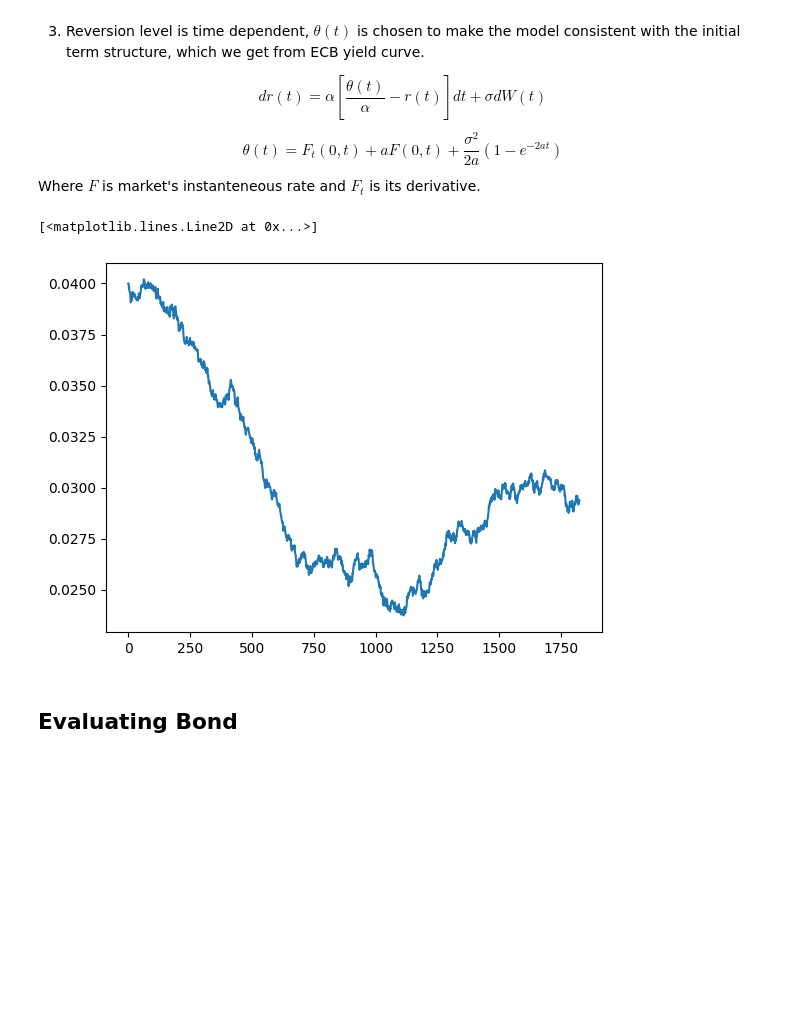
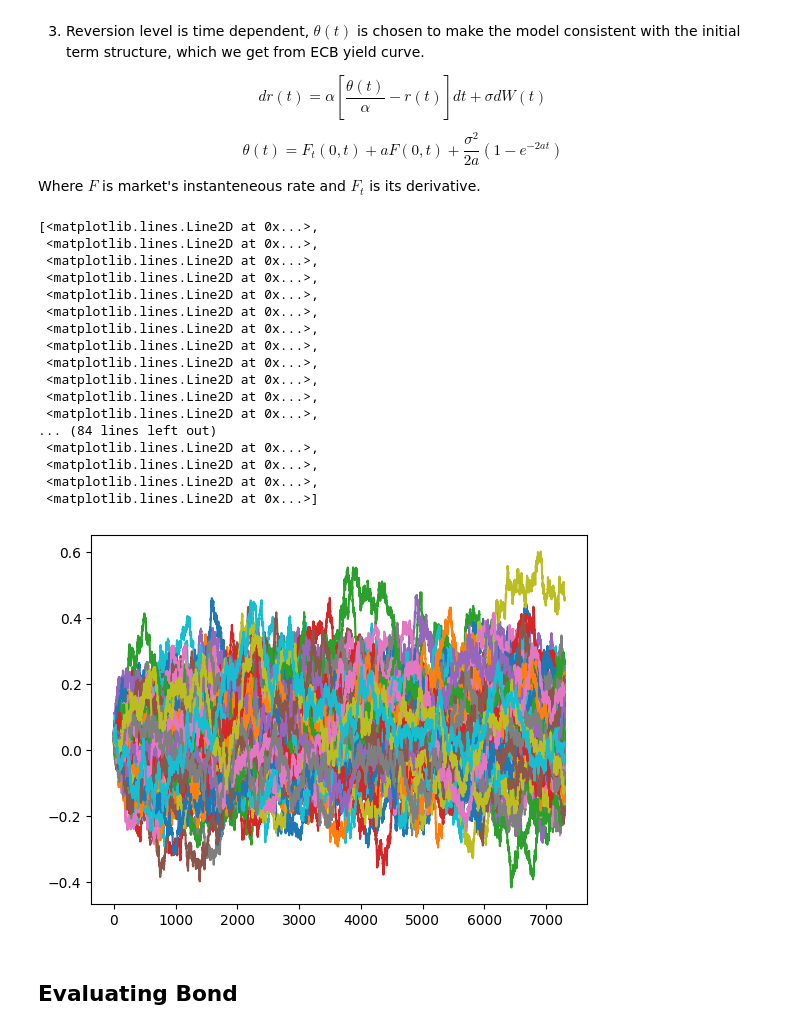
Before and after one commit to pmchrist/Pricing-Interest-Rate-Swaptions, a Jupyter notebook: Implementation.ipynb, the cells around one changed output. Cells and saved outputs as stored; diff of their text form; code cells hidden in the pictures; blank space fills up the shorter version.

```diff
--- a/Implementation.ipynb
+++ b/Implementation.ipynb
@@ -87,35 +87,52 @@ $$
 Where $F$ is market's instanteneous rate and $F_t$ is its derivative.
 # %%
 # Simulation's Parameters
-T = 5                   # Years of Simulation
+T = 20                  # Years of Simulation
 days_per_year = 365     # Days in the Year
 N = T*days_per_year     # Number of steps
 dt = 1.0 * T / N        # Time step size
-simulations = 10        # Amount of Monte Carlo runs
+simulations = 100        # Amount of Monte Carlo runs
 #np.random.seed(42)
 
 # Parameters for the Hull-White model
-a = 0.1         # Just some value
-sigma = 0.002   # Assumed 20bps
+a = 0.5         # Just some value
+sigma = 0.025   # Assumed 250bps (to make things interesting)
 theta = lambda t: yield_curve.derivative(nu=1)(t) + (a*yield_curve(t)) + ((sigma**2)/(2*a))*(1-np.exp(-2*a*t))
 r0 = .04
 # %%
 # Generate random factors for the Brownian motion component
 short_rate_paths = []
 for n in range(simulations):
     Z = np.random.normal(0, 1, N)
     dr = np.zeros(N)
     r = np.zeros(N)
     r[0] = r0              # Should we initialize with initial rate from the market?
     for t in range(1, N):
         dr[t] = (theta(t * dt) - a * r[t-1]) * dt + sigma * np.sqrt(dt) * Z[t]
         r[t] = r[t-1] + dr[t]
     short_rate_paths.append(r)
+short_rate_paths = np.array(short_rate_paths)
 
-plt.plot(short_rate_paths[0])
+plt.plot(short_rate_paths.T)
 # %% [output]
-[<matplotlib.lines.Line2D at 0x...>]
+[<matplotlib.lines.Line2D at 0x...>,
+ <matplotlib.lines.Line2D at 0x...>,
+ <matplotlib.lines.Line2D at 0x...>,
+ <matplotlib.lines.Line2D at 0x...>,
+ <matplotlib.lines.Line2D at 0x...>,
+ <matplotlib.lines.Line2D at 0x...>,
+ <matplotlib.lines.Line2D at 0x...>,
+ <matplotlib.lines.Line2D at 0x...>,
+ <matplotlib.lines.Line2D at 0x...>,
+ <matplotlib.lines.Line2D at 0x...>,
+ <matplotlib.lines.Line2D at 0x...>,
+ <matplotlib.lines.Line2D at 0x...>,
+... (84 lines left out)
+ <matplotlib.lines.Line2D at 0x...>,
+ <matplotlib.lines.Line2D at 0x...>,
+ <matplotlib.lines.Line2D at 0x...>,
+ <matplotlib.lines.Line2D at 0x...>]
-[figure, old version]
+[figure, new version]
 # %% [markdown]
 ## Evaluating Bond
 # %% [markdown]
```
Also changed, not shown: parts of 7 cells of this notebook, 1 other file.
